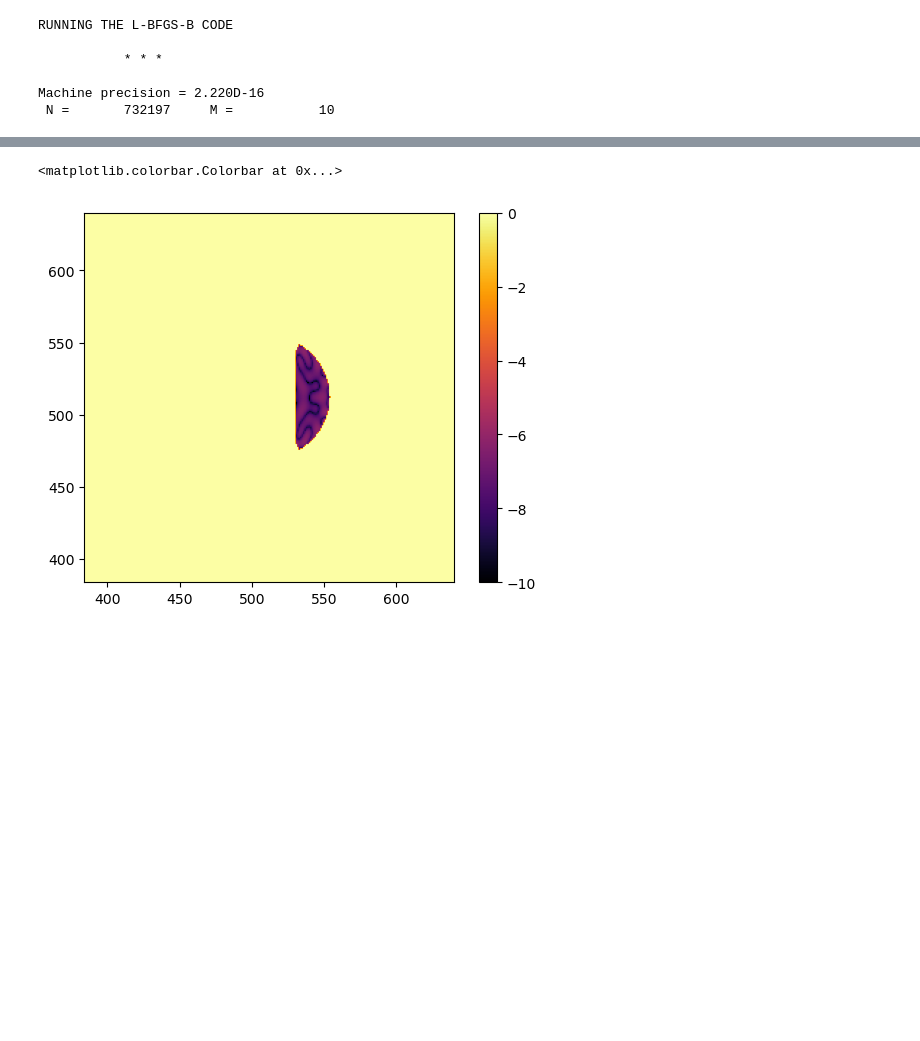
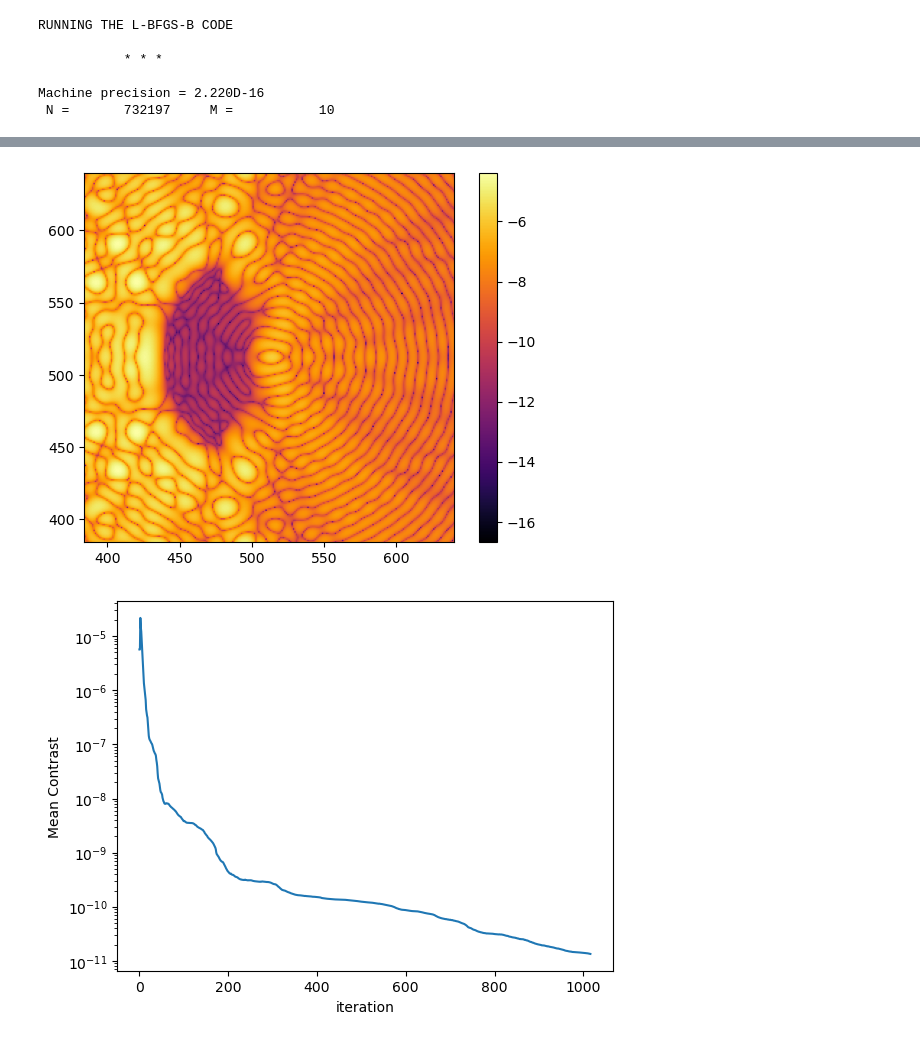
Before and after one commit to Jashcraf/dygdug, a Jupyter notebook: demos/aplc_designer.ipynb, the cells around one changed output, grey strips where cells are left out. Drawn from its saved outputs; the diff is of its cells as text; code cells hidden in the pictures; blank space fills up the shorter version.

```diff
--- a/demos/aplc_designer.ipynb
+++ b/demos/aplc_designer.ipynb
@@ -16,8 +16,8 @@ OS = 6
 IMG_NPIX = 1024
 
 # Dark Hole
-IWA = 3
-OWA = 7
+IWA = 2.5
+OWA = 12
 AZMIN = -60
 AZMAX = 60
 # %%
@@ -51,6 +51,7 @@ dh = one_sided_annulus(iss, IWA,
                             OWA,
                             AZMIN,
                             AZMAX)
+dh = np.fliplr(dh)
 psf_I = np.abs(psf)**2
 plt.imshow(dh * np.log10(psf_I/psf_I.max()+1e-16),cmap='inferno')
 plt.colorbar()
@@ -100,13 +101,15 @@ aplc = APLCOptimizer2(amp=circle_mask,
                       wvl=WVL,
                       basis=None,
                       dark_hole=dh,
-                      dh_target=1e-15,
+                      dh_target=0,
                       dh_dx=img_dx,
                       fpm=knife_mask,
                       ls=ls_mask)
 
 aplc.set_optimization_method(zonal=True)
 print(aplc.zonal)
+
+# make sure these work'
 aplc.fwd(np.random.random(aplc.amp[aplc.amp_select].shape))
 aplc.rev(np.random.random(aplc.amp[aplc.amp_select].shape))
 # %% [output]
@@ -146,9 +149,18 @@ plt.show()
 # %%
 cut = 128
-plt.imshow(np.log10(aplc.I/aplc.I.max()) * aplc.fpm * aplc.dh,cmap='inferno',vmin=-10)
+contrast_norm = np.abs(aplc.B)**2
+contrast_norm = contrast_norm.max()
+plt.imshow(np.log10(aplc.I/contrast_norm) ,cmap='inferno')
 plt.xlim(IMG_NPIX/2 - cut, IMG_NPIX/2 + cut)
 plt.ylim(IMG_NPIX/2 - cut, IMG_NPIX/2 + cut)
 plt.colorbar()
+plt.show()
+
+plt.plot(aplc.cost/contrast_norm)
+plt.ylabel('Mean Contrast')
+plt.xlabel('iteration')
+plt.yscale('log')
+plt.show()
 # %% [output]
-<matplotlib.colorbar.Colorbar at 0x...>
-[figure, old version]
+[figure, new version]
+[figure, added]
```
Also changed, not shown: parts of 12 cells of this notebook, 2 other files.
